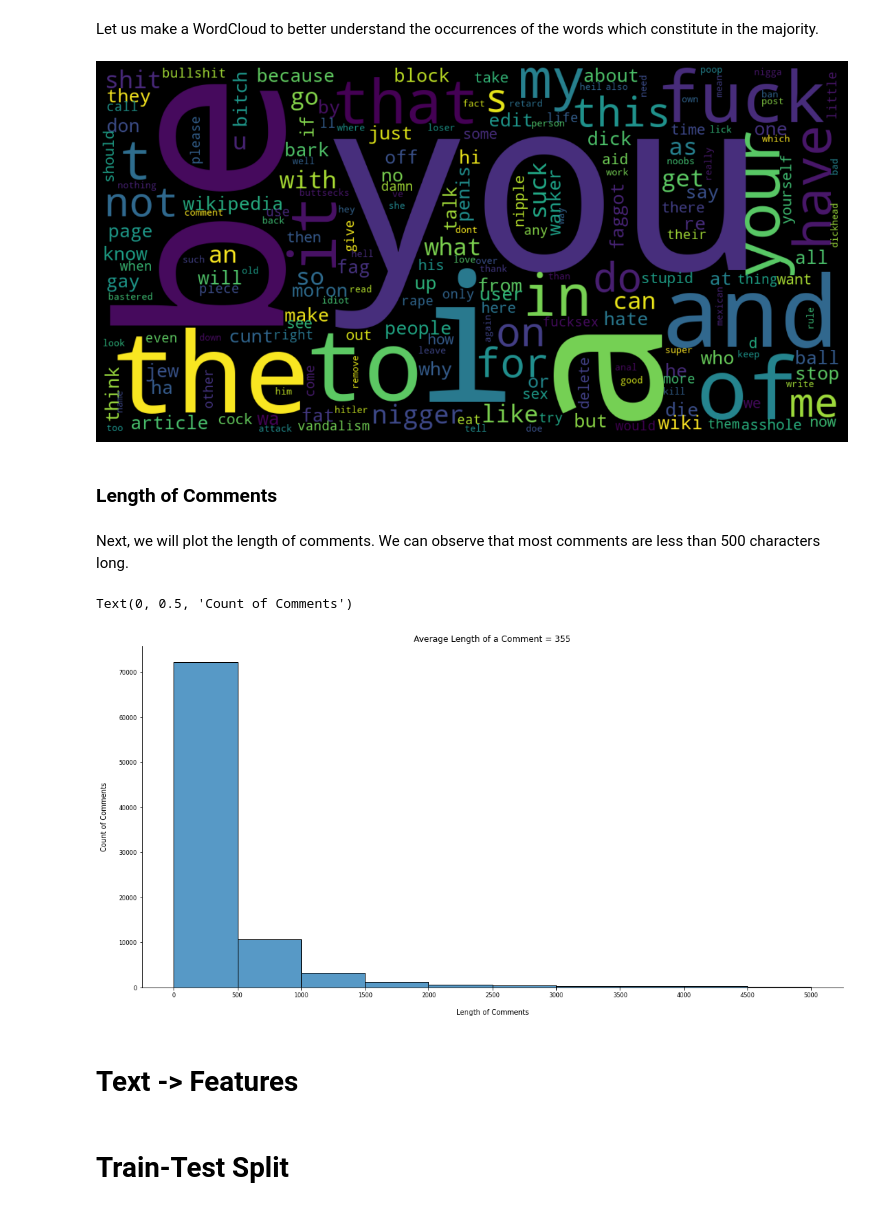
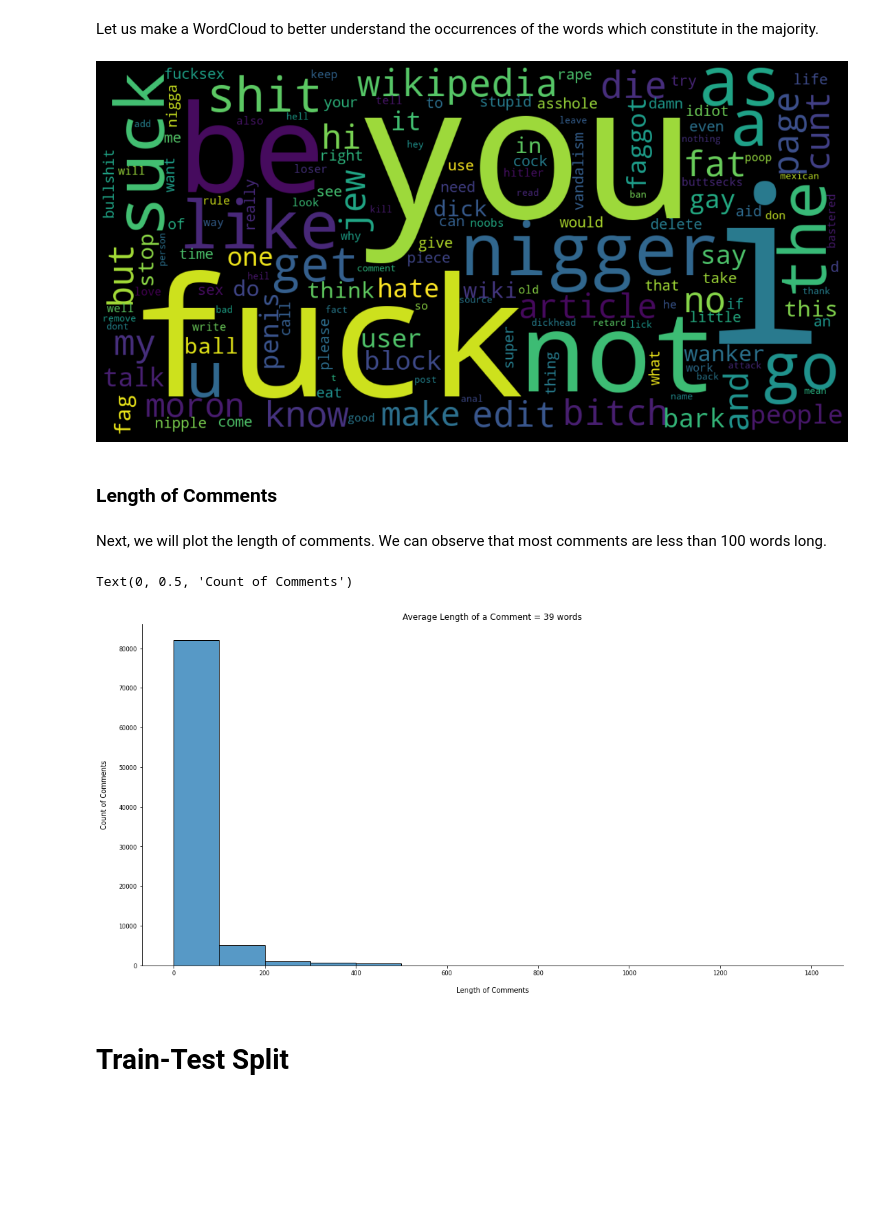
Before and after one commit to mayankchadha16/Why-so-Harsh, a Jupyter notebook: Clones.ipynb, the cells around one changed output. Drawn from its saved outputs; the diff is of its cells as text; code cells hidden in the pictures; blank space fills up the shorter version.

```diff
--- a/Clones.ipynb
+++ b/Clones.ipynb
@@ -176,9 +115,10 @@ class preprocess:
 
         # applying all the methods in sequence
         df[column] = df[column].apply(self.rm_decontracted)
-        df[column]= df[column].apply(self.rm_urls)
-        df[column]= df[column].apply(self.rm_html_tags)
+        df[column] = df[column].apply(self.rm_urls)
+        df[column] = df[column].apply(self.rm_html_tags)
         df[column] = df[column].apply(self.rm_non_alpha)
+        df[column] = self.rm_stopwords(df, column)
         # df[column] = self.fix_contractions(df, column)
         df[column] = df[column].apply(self.rm_patterns_removal)
         df[column] = df[column].apply(self.rm_numword_removal)
@@ -244,12 +184,12 @@ class preprocess:
 
     def rm_decontracted(self,text):
       phrase = re.sub(r"\'t", " not", text)
-      phrase = re.sub(r"\'re", " are", text)
-      phrase = re.sub(r"\'s", " is", text)
-      phrase = re.sub(r"\'d", " would", text)
-      phrase = re.sub(r"\'ll", " will", text)
-      phrase = re.sub(r"\'ve", " have", text)
-      phrase = re.sub(r"\'m", " am", text)
+      phrase = re.sub(r"\'re", " are", phrase)
+      phrase = re.sub(r"\'s", " is", phrase)
+      phrase = re.sub(r"\'d", " would", phrase)
+      phrase = re.sub(r"\'ll", " will", phrase)
+      phrase = re.sub(r"\'ve", " have", phrase)
+      phrase = re.sub(r"\'m", " am", phrase)
       return phrase
 
     # def fix_contractions(self, df, column):
@@ -367,36 +302,34 @@ plt.show()
 Let us make a WordCloud to better understand the occurrences of the words which constitute in the majority.
 # %%
 def generate_word_cloud(text):
-    wordcloud = WordCloud(background_color = 'black', scale=3).generate_from_frequencies(text)
+    wordcloud = WordCloud(background_color = 'black', scale=3, max_words=150).generate_from_frequencies(text)
 
     fig = plt.figure(figsize = (15, 15), facecolor = 'black', edgecolor = 'black')
 
     plt.imshow(wordcloud, interpolation = 'bilinear')
     plt.axis('off')
     plt.tight_layout(pad=0)
     plt.show()
 
 generate_word_cloud(toxic_words)
 # %% [output]
-[figure, old version]
+[figure, new version]
 # %% [markdown]
 ### Length of Comments
 # %% [markdown]
-Next, we will plot the length of comments. We can observe that most comments are less than 500 characters long.
+Next, we will plot the length of comments. We can observe that most comments are less than 100 words long.
 # %%
-text_len = df_train.text.str.len()
+text_len = df_train.text.str.split().str.len()
 
-plt.title("Average Length of a Comment = " + str(int(text_len.mean())))
-plt.xticks(range(0, 5000+1, 500))
+plt.title("Average Length of a Comment = " + str(int(text_len.mean())) + " words")
+# plt.xticks(range(0, 5000+1, 500))
 
-ax = sns.histplot(text_len, binwidth=500)
+ax = sns.histplot(text_len, binwidth=100)
 ax.set_xlabel('Length of Comments')
 ax.set_ylabel('Count of Comments')
 # %% [output]
 Text(0, 0.5, 'Count of Comments')
-[figure, old version]
+[figure, new version]
-# %% [markdown]
-# Text -> Features
 # %% [markdown]
 # Train-Test Split
 # %%
```
Also changed, not shown: parts of 31 cells of this notebook.
